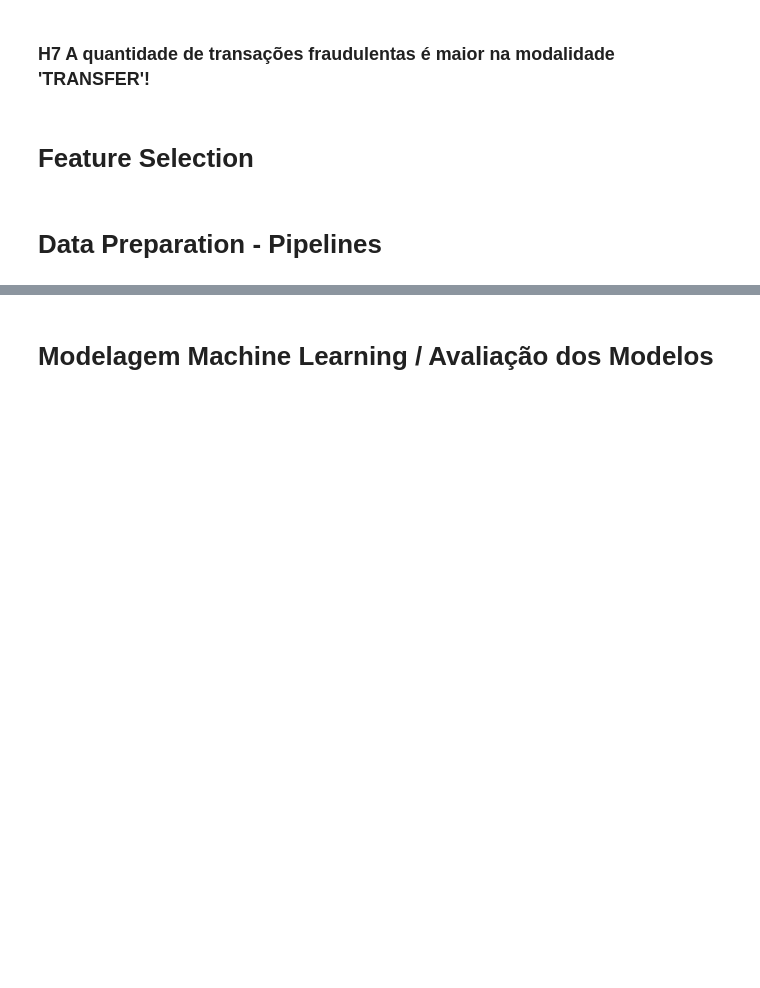
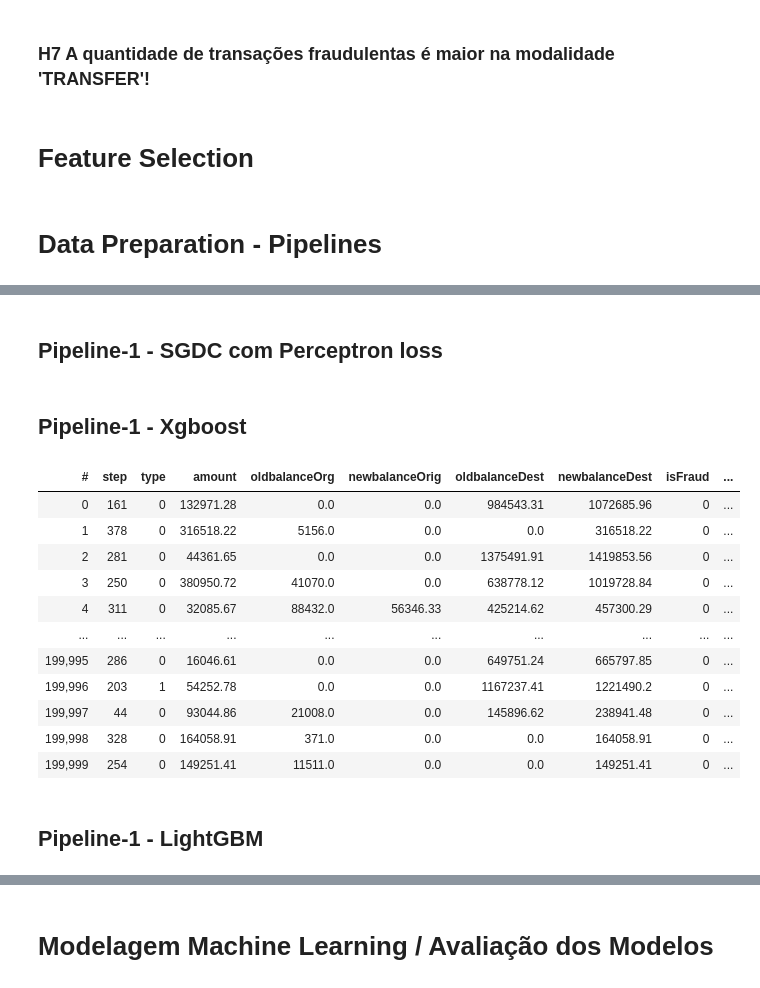
Before and after one commit to bruno154/project-6-blocker-fraud-company, a Jupyter notebook: notebooks/pa002_blocker_fraud2.ipynb, the cells around one changed output, grey strips where cells are left out. Drawn from its saved outputs; the diff is of its cells as text; code cells hidden in the pictures; blank space fills up the shorter version.

Commit message:
modelando

```diff
--- a/notebooks/pa002_blocker_fraud2.ipynb
+++ b/notebooks/pa002_blocker_fraud2.ipynb
@@ -1121,0 +1002,2 @@ resultados_df
+# %% [markdown]
+## Pipeline-1 - SGDC com Perceptron loss
@@ -1121,0 +1055,52 @@ resultados_df
+# %% [markdown]
+## Pipeline-1 -  Xgboost
+# %%
+from vaex.ml.xgboost import XGBoostModel
+
+# Spliting dados em treino e teste
+dataset_scaled = dataset_scaled.sample(1000000)
+df_train, df_test = dataset_scaled.ml.train_test_split(test_size=0.2, verbose=False)
+
+
+# Features para treinamento
+features_train = dataset_scaled.get_column_names(regex='scaled*') + \
+                 dataset_scaled.get_column_names(regex='.*_kmeans')+ \
+                 ['type']
+
+# Grid de Parametros
+params = {'learning_rate': 0.01,
+          'max_depth': 5,
+          'objective': 'binary:hinge',
+          'eval_metric': 'auc',
+          'subsample': 1,
+          'random_state': 42,
+          'n_jobs': -1}
+
+# Intanciando e treinando o modelo
+booster = XGBoostModel(features=features_train,
+                       target='isFraud',
+                       num_boost_round=500,
+                       params=params)
+
+booster.fit(df=df_train,
+            evals=[(df_train, 'train'),(df_test, 'test')],
+            early_stopping_rounds=5)
+
+# Gerando as Previsões
+dataset_test = booster.transform(df_test)
+dataset_test
+# %% [output]
+| # | step | type | amount | oldbalanceOrg | newbalanceOrig | oldbalanceDest | newbalanceDest | isFraud | ... |
+| 0 | 161 | 0 | 132971.28 | 0.0 | 0.0 | 984543.31 | 1072685.96 | 0 | ... |
+| 1 | 378 | 0 | 316518.22 | 5156.0 | 0.0 | 0.0 | 316518.22 | 0 | ... |
+| 2 | 281 | 0 | 44361.65 | 0.0 | 0.0 | 1375491.91 | 1419853.56 | 0 | ... |
+| 3 | 250 | 0 | 380950.72 | 41070.0 | 0.0 | 638778.12 | 1019728.84 | 0 | ... |
+| 4 | 311 | 0 | 32085.67 | 88432.0 | 56346.33 | 425214.62 | 457300.29 | 0 | ... |
+| ... | ... | ... | ... | ... | ... | ... | ... | ... | ... |
+| 199,995 | 286 | 0 | 16046.61 | 0.0 | 0.0 | 649751.24 | 665797.85 | 0 | ... |
+| 199,996 | 203 | 1 | 54252.78 | 0.0 | 0.0 | 1167237.41 | 1221490.2 | 0 | ... |
+| 199,997 | 44 | 0 | 93044.86 | 21008.0 | 0.0 | 145896.62 | 238941.48 | 0 | ... |
+| 199,998 | 328 | 0 | 164058.91 | 371.0 | 0.0 | 0.0 | 164058.91 | 0 | ... |
+| 199,999 | 254 | 0 | 149251.41 | 11511.0 | 0.0 | 0.0 | 149251.41 | 0 | ... |
+# %% [markdown]
+## Pipeline-1 - LightGBM
```
Also changed, not shown: parts of 26 cells of this notebook.
